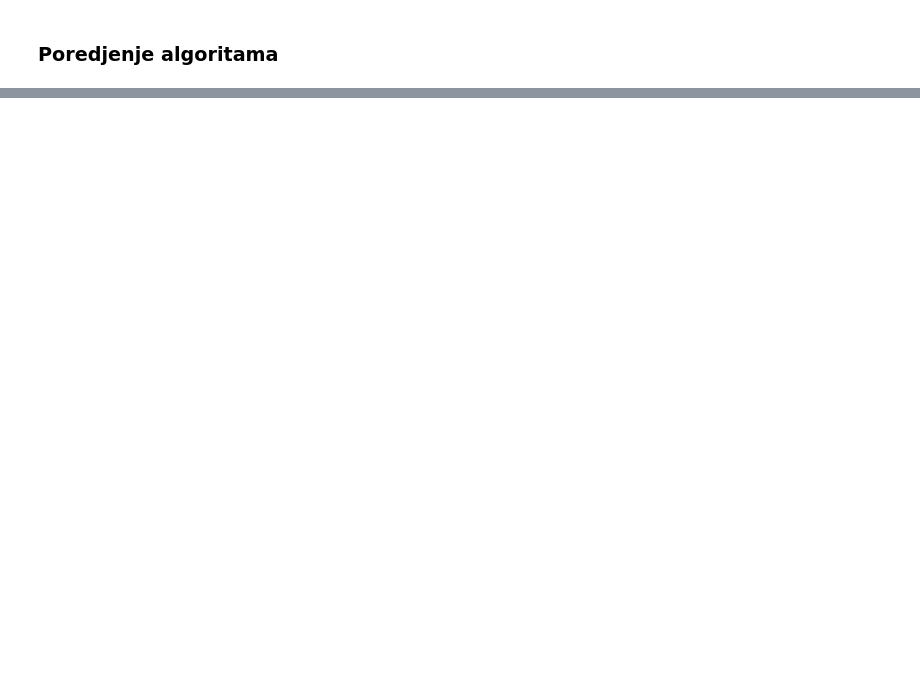
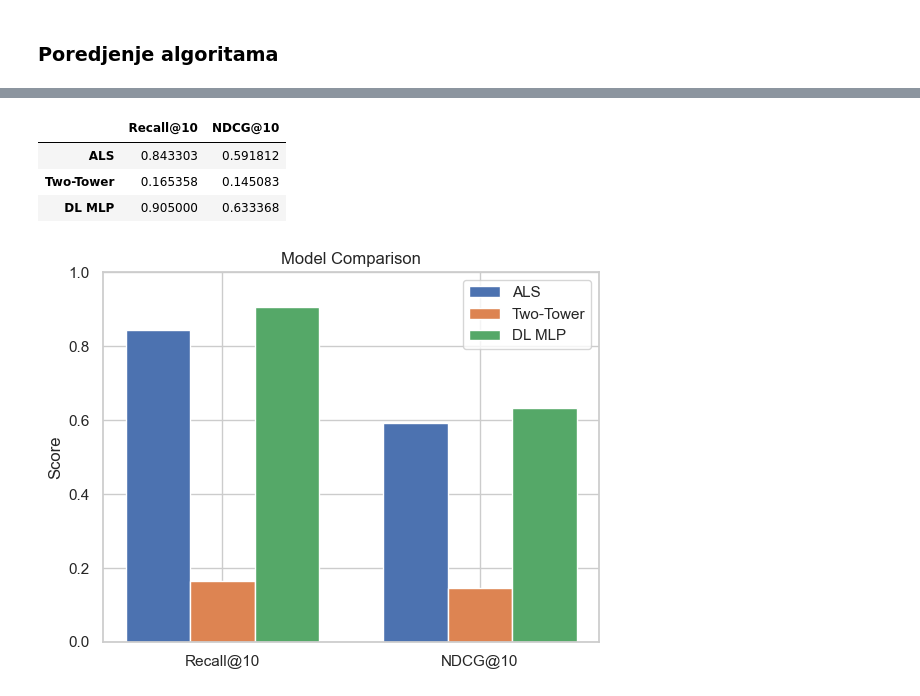
Before and after one commit to natalija529/web-mining, a Jupyter notebook: main.ipynb, the cells around one changed output, grey strips where cells are left out. Drawn from its saved outputs; the diff is of its cells as text; code cells hidden in the pictures; blank space fills up the shorter version.

```diff
--- a/main.ipynb
+++ b/main.ipynb
@@ -894,3 +911,6 @@ Two-Tower -> Recall@10: 0.1528, NDCG@10: 0.1058
+# %%
+tt_rec10 = rec10
+tt_ndcg10 = ndcg10
 # %%
 true_item = int(test_user_item[sample_user])
 true_anime_id = idx2item[int(true_item)]
@@ -1143,0 +1202,27 @@ DL top10 item_idx: [4871, 4879, 5187, 3786, 4934, 4169, 3510, 5304, 1339, 3073]
+# %%
+results = {
+    "ALS": {"Recall@10": als_rec10, "NDCG@10": als_ndcg10},
+    "Two-Tower": {"Recall@10": tt_rec10, "NDCG@10": tt_ndcg10},
+    "DL MLP": {"Recall@10": dl_rec10, "NDCG@10": dl_ndcg10},
+}
+display(pd.DataFrame(results).T)
+
+labels = ["Recall@10", "NDCG@10"]
+x = np.arange(len(labels))
+w = 0.25
+plt.figure()
+plt.bar(x - w, [results["ALS"][l] for l in labels], width=w, label="ALS")
+plt.bar(x,     [results["Two-Tower"][l] for l in labels], width=w, label="Two-Tower")
+plt.bar(x + w, [results["DL MLP"][l] for l in labels], width=w, label="DL MLP")
+plt.xticks(x, labels)
+plt.ylim(0, 1)
+plt.title("Model Comparison")
+plt.ylabel("Score")
+plt.legend()
+plt.show()
+# %% [output]
+|  | Recall@10 | NDCG@10 |
+| ALS | 0.843303 | 0.591812 |
+| Two-Tower | 0.165358 | 0.145083 |
+| DL MLP | 0.905000 | 0.633368 |
+[figure, added]
```
Also changed, not shown: parts of 16 cells of this notebook.
